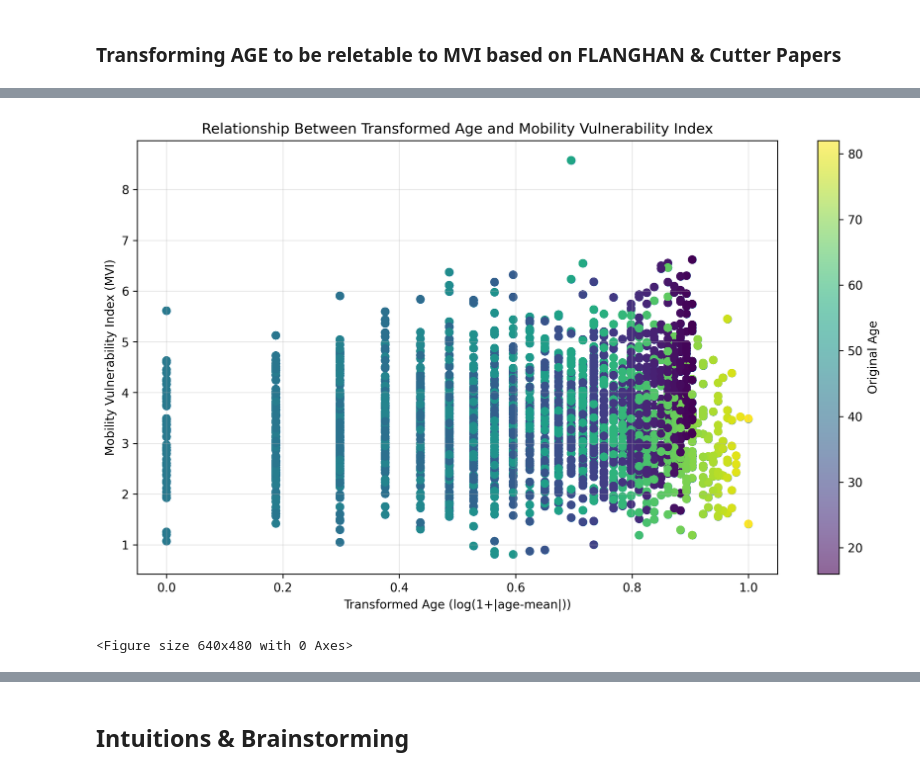
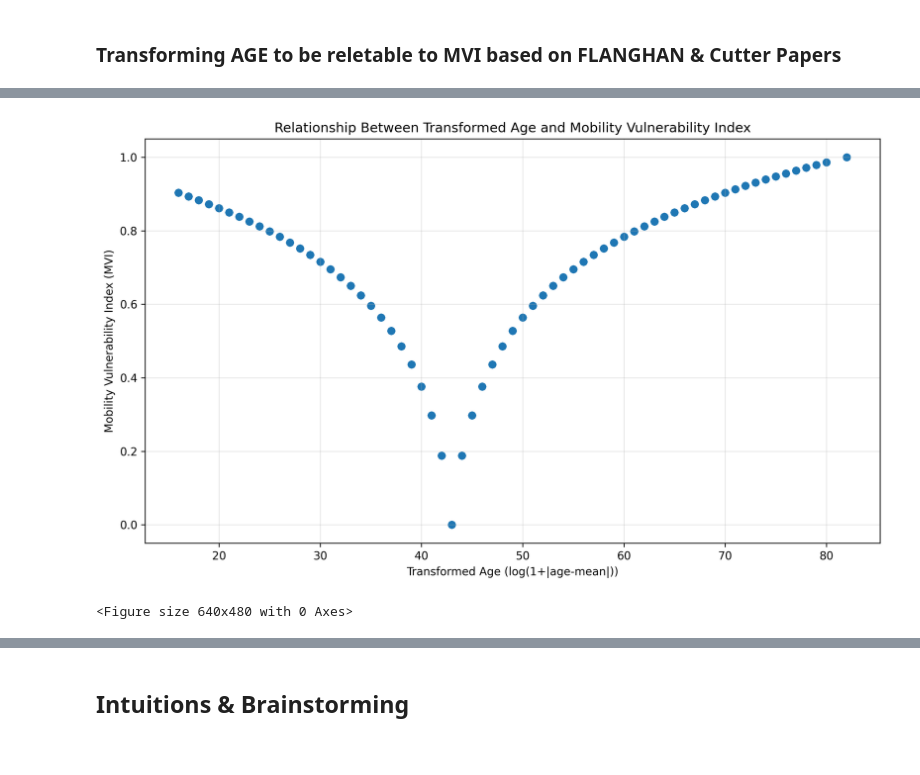
Before and after one commit to DEVOLOPER-1/Sim-Equity, a Jupyter notebook: EDA.ipynb, the cells around one changed output, grey strips where cells are left out. Drawn from its saved outputs; the diff is of its cells as text; code cells hidden in the pictures.

```diff
--- a/EDA.ipynb
+++ b/EDA.ipynb
@@ -158,0 +143,12 @@ shape: (80_398, 53)
+# %%
+individuals_with_trips_df = individuals_with_trips_df.with_columns([
+    pl.col("NB_CAR").map_elements(lambda x : 1/1+log(1+x)), #added the 1 in the log to avoid the people with no cars
+    pl.col("PRO_CAT").map_elements(lambda x : 1/1+log(x)),
+    pl.col("NBPERS_HOUSE").map_elements(lambda x : 1/1+log(x)),
+    pl.col("TWO_WHEELER").map_elements(lambda x : 1/1+log(1+x)),
+    pl.col("BIKE").map_elements(lambda x : 1/1+log(1+x)),
+    pl.col("ELECT_SCOOTER").map_elements(lambda x : 1/1+log(1+x)),
+    pl.col("DIPLOMA").map_elements(lambda x : 1/1+log(1+x)),
+
+
+])
@@ -228,3 +244,12 @@ for col in cols_2_continue_operations_on:
+# %%
+for col in cols_2_continue_operations_on:
+    scaler = MinMaxScaler()
+
+    scaled_values = scaler.fit_transform(X=are_correlated[col].to_numpy().reshape(-1, 1))
+
+    are_correlated = are_correlated.with_columns(
+        pl.Series(col, scaled_values.flatten(), dtype=pl.Float64)
+    )
 # %%
 are_correlated = are_correlated.with_columns(sum=pl.sum_horizontal(cols_2_continue_operations_on))
 
@@ -240,20 +274,20 @@ are_correlated = are_correlated.rename({"sum":"MVI_raw"})
 # %%
 # Create a more informative scatter plot
 plt.figure(figsize=(10, 6) , dpi=300)
-plt.scatter(x=are_correlated["TRANSFORMED_AGE"], y=are_correlated["MVI_raw"], alpha=0.6)
+plt.scatter(x=are_correlated["AGE"], y=are_correlated["TRANSFORMED_AGE"], alpha=0.6)
 plt.title('Relationship Between Transformed Age and Mobility Vulnerability Index')
 plt.xlabel('Transformed Age (log(1+|age-mean|))')
 plt.ylabel('Mobility Vulnerability Index (MVI)')
 plt.grid(True, alpha=0.3)
-plt.colorbar(plt.scatter(x=are_correlated["TRANSFORMED_AGE"], y=are_correlated["MVI_raw"],
-                         c=are_correlated["AGE"], cmap='viridis', alpha=0.6),
-             label='Original Age')
+# plt.colorbar(plt.scatter(x=are_correlated["TRANSFORMED_AGE"], y=are_correlated["MVI_raw"],
+#                          c=are_correlated["AGE"], cmap='bone', alpha=0.6),
+#              label='Original Age')
 plt.tight_layout()
 plt.show()
 
 plt.savefig("x.png")
 # %% [output]
-[figure, old version]
+[figure, new version]
 <Figure size 640x480 with 0 Axes>
 # %%
 are_correlated.describe()
```
Also changed, not shown: parts of 16 cells of this notebook.
